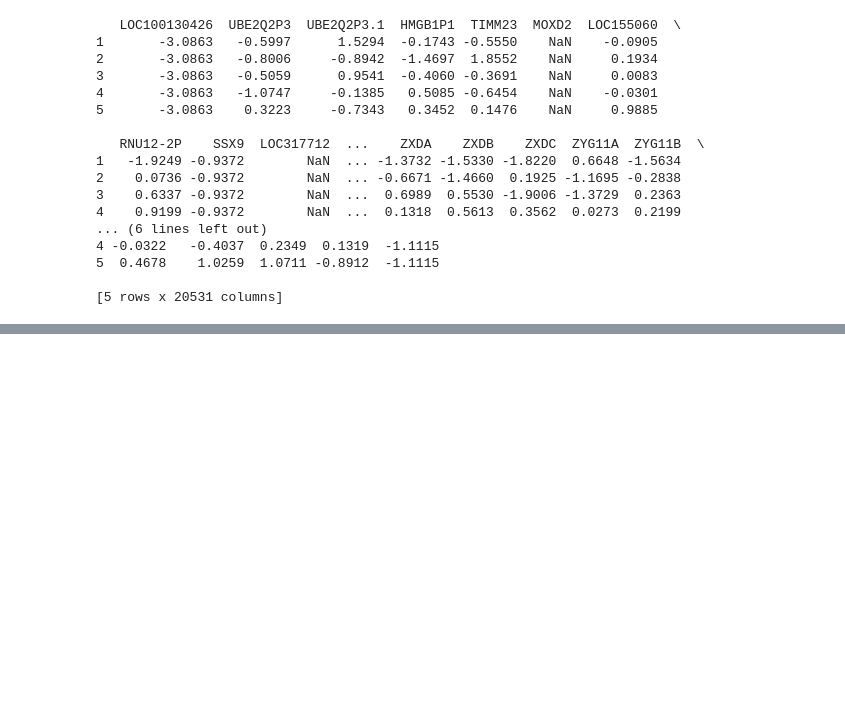
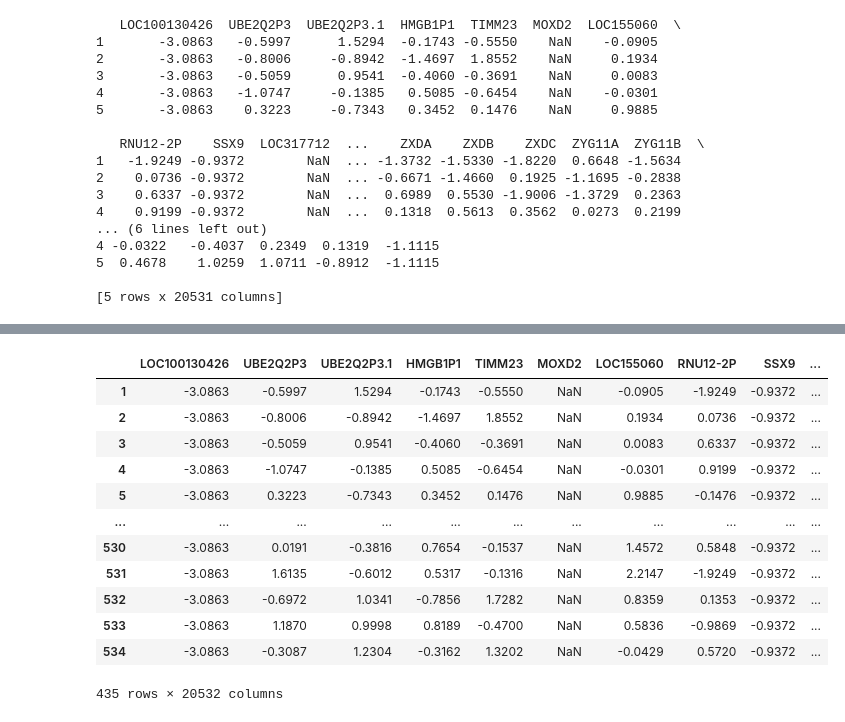
Before and after one commit to NitTheKit/KidneyCancerML, a Jupyter notebook: xscore_preprocessing.ipynb, the cells around one changed output, grey strips where cells are left out. Cells and saved outputs as stored; diff of their text form; code cells hidden in the pictures; blank space fills up the shorter version.

```diff
--- a/xscore_preprocessing.ipynb
+++ b/xscore_preprocessing.ipynb
@@ -134,0 +291,3 @@ np.save('processed_recurrence_data_zscore.npy', np.array(y))
+# %%
+mrna_df_x['target'] = recur
+print(mrna_df_x['target'])
@@ -134,0 +309,16 @@ np.save('processed_recurrence_data_zscore.npy', np.array(y))
+# %%
+mrna_df_x
+# %% [output]
+|  | LOC100130426 | UBE2Q2P3 | UBE2Q2P3.1 | HMGB1P1 | TIMM23 | MOXD2 | LOC155060 | RNU12-2P | SSX9 | ... |
+| 1 | -3.0863 | -0.5997 | 1.5294 | -0.1743 | -0.5550 | NaN | -0.0905 | -1.9249 | -0.9372 | ... |
+| 2 | -3.0863 | -0.8006 | -0.8942 | -1.4697 | 1.8552 | NaN | 0.1934 | 0.0736 | -0.9372 | ... |
+| 3 | -3.0863 | -0.5059 | 0.9541 | -0.4060 | -0.3691 | NaN | 0.0083 | 0.6337 | -0.9372 | ... |
+| 4 | -3.0863 | -1.0747 | -0.1385 | 0.5085 | -0.6454 | NaN | -0.0301 | 0.9199 | -0.9372 | ... |
+| 5 | -3.0863 | 0.3223 | -0.7343 | 0.3452 | 0.1476 | NaN | 0.9885 | -0.1476 | -0.9372 | ... |
+| ... | ... | ... | ... | ... | ... | ... | ... | ... | ... | ... |
+| 530 | -3.0863 | 0.0191 | -0.3816 | 0.7654 | -0.1537 | NaN | 1.4572 | 0.5848 | -0.9372 | ... |
+| 531 | -3.0863 | 1.6135 | -0.6012 | 0.5317 | -0.1316 | NaN | 2.2147 | -1.9249 | -0.9372 | ... |
+| 532 | -3.0863 | -0.6972 | 1.0341 | -0.7856 | 1.7282 | NaN | 0.8359 | 0.1353 | -0.9372 | ... |
+| 533 | -3.0863 | 1.1870 | 0.9998 | 0.8189 | -0.4700 | NaN | 0.5836 | -0.9869 | -0.9372 | ... |
+| 534 | -3.0863 | -0.3087 | 1.2304 | -0.3162 | 1.3202 | NaN | -0.0429 | 0.5720 | -0.9372 | ... |
+435 rows × 20532 columns
```
Also changed, not shown: parts of 21 cells of this notebook, 12 other files.
